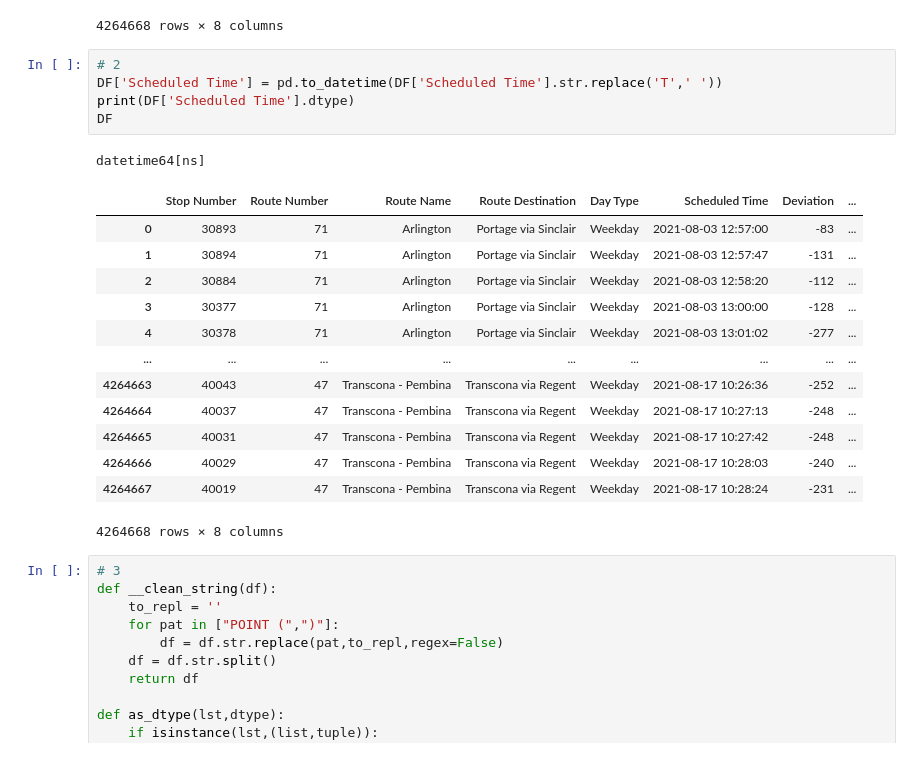
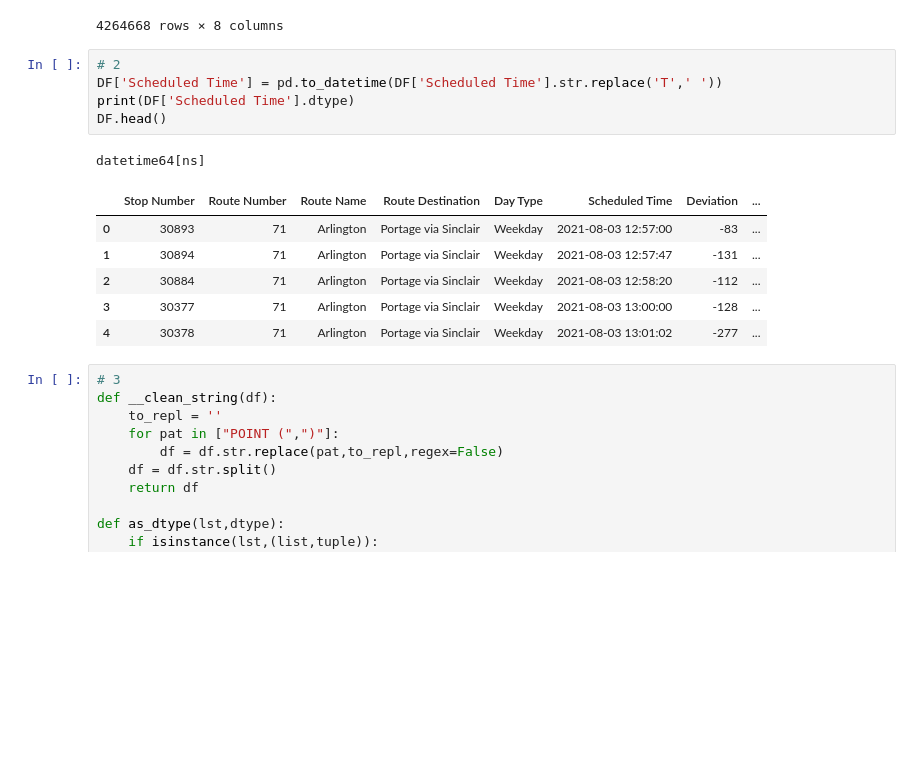
Before and after one commit to tranndt/ml-comp4710-WPGTransitOTP, a Jupyter notebook: res/0_bus_otp.ipynb, the cells around one changed output. Cells and saved outputs as stored; diff of their text form; blank space fills up the shorter version.

```diff
--- a/res/0_bus_otp.ipynb
+++ b/res/0_bus_otp.ipynb
@@ -66,23 +66,16 @@ DF
 # %%
 # 2
 DF['Scheduled Time'] = pd.to_datetime(DF['Scheduled Time'].str.replace('T',' '))
 print(DF['Scheduled Time'].dtype)
-DF
+DF.head()
 # %% [output]
 datetime64[ns]
 |  | Stop Number | Route Number | Route Name | Route Destination | Day Type | Scheduled Time | Deviation | ... |
 | 0 | 30893 | 71 | Arlington | Portage via Sinclair | Weekday | 2021-08-03 12:57:00 | -83 | ... |
 | 1 | 30894 | 71 | Arlington | Portage via Sinclair | Weekday | 2021-08-03 12:57:47 | -131 | ... |
 | 2 | 30884 | 71 | Arlington | Portage via Sinclair | Weekday | 2021-08-03 12:58:20 | -112 | ... |
 | 3 | 30377 | 71 | Arlington | Portage via Sinclair | Weekday | 2021-08-03 13:00:00 | -128 | ... |
 | 4 | 30378 | 71 | Arlington | Portage via Sinclair | Weekday | 2021-08-03 13:01:02 | -277 | ... |
-| ... | ... | ... | ... | ... | ... | ... | ... | ... |
-| 4264663 | 40043 | 47 | Transcona - Pembina | Transcona via Regent | Weekday | 2021-08-17 10:26:36 | -252 | ... |
-| 4264664 | 40037 | 47 | Transcona - Pembina | Transcona via Regent | Weekday | 2021-08-17 10:27:13 | -248 | ... |
-| 4264665 | 40031 | 47 | Transcona - Pembina | Transcona via Regent | Weekday | 2021-08-17 10:27:42 | -248 | ... |
-| 4264666 | 40029 | 47 | Transcona - Pembina | Transcona via Regent | Weekday | 2021-08-17 10:28:03 | -240 | ... |
-| 4264667 | 40019 | 47 | Transcona - Pembina | Transcona via Regent | Weekday | 2021-08-17 10:28:24 | -231 | ... |
-4264668 rows × 8 columns
 # %%
 # 3
 def __clean_string(df):
```
Also changed, not shown: parts of 6 cells of this notebook, 2 other files.
